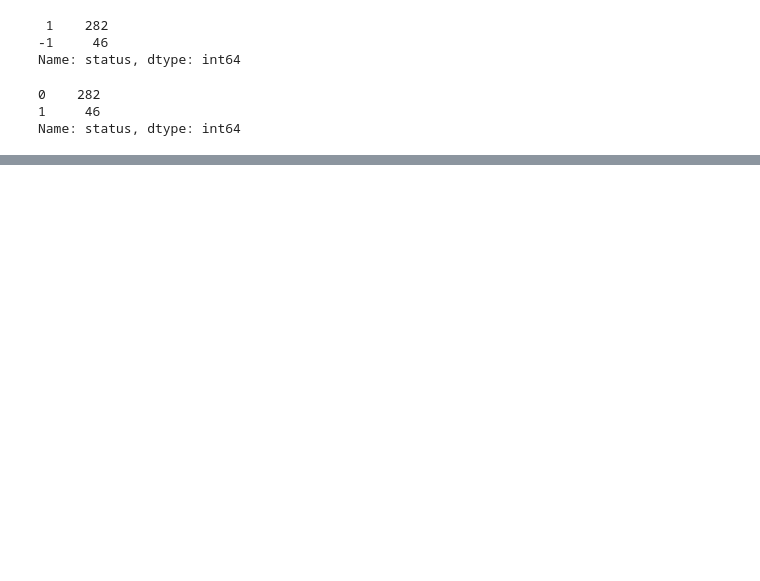
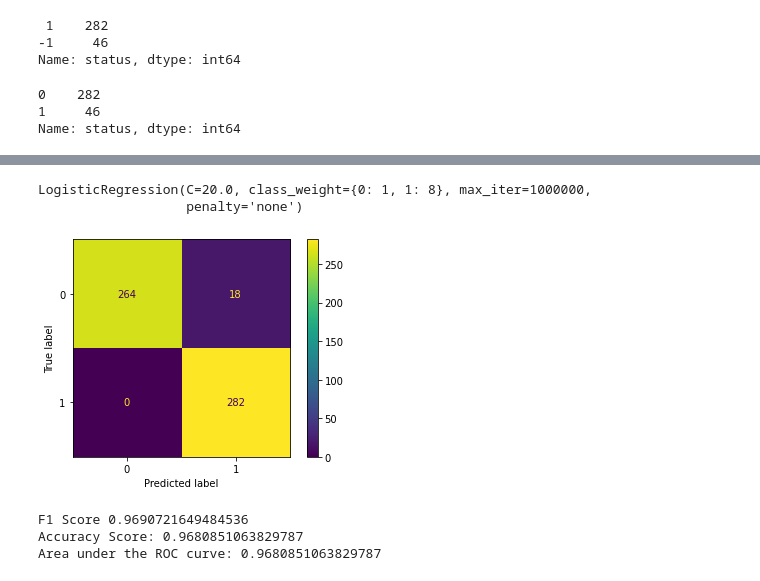
Before and after one commit to Goncalo101/FEUP-CAC, a Jupyter notebook: 04-Modeling.ipynb, the cells around one changed output, grey strips where cells are left out. Cells and saved outputs as stored; diff of their text form; code cells hidden in the pictures; blank space fills up the shorter version.

Commit message:
completed modeling with charts

```diff
--- a/04-Modeling.ipynb
+++ b/04-Modeling.ipynb
@@ -182,0 +58,18 @@ df.to_csv(f'log/submission-{n}.csv', index=False)
+# %%
+from sklearn.linear_model import LogisticRegression
+params = {
+    'class_weight': [{0: 1, 1: v} for v in range(1, 10)],
+    'C': [20.0, 10.0, 1.0],
+    'penalty': ['l2', 'none']
+}
+
+grid = GridSearchCV(
+    estimator=LogisticRegression(max_iter=1000000),
+    param_grid=params,
+    scoring={'f1': make_scorer(f1_score), 'accuracy': make_scorer(accuracy_score), 'auc': make_scorer(roc_auc_score)},
+    refit='auc',
+    cv=4,
+    n_jobs=-1 # enable parallelism
+)
+
+grid.fit(x_train_df, y_train_df)
@@ -182,0 +89,16 @@ df.to_csv(f'log/submission-{n}.csv', index=False)
+# %%
+grid.best_estimator_
+# %% [output]
+LogisticRegression(C=20.0, class_weight={0: 1, 1: 8}, max_iter=1000000,
+                   penalty='none')
+# %%
+predicted = grid.predict(x_train_df)
+disp = ConfusionMatrixDisplay.from_predictions(y_train_df, predicted)
+# %% [output]
+[figure, added]
+# %%
+print(f'F1 Score {f1_score(y_train_df, predicted)}\nAccuracy Score: {accuracy_score(y_train_df, predicted)}\nArea under the ROC curve: {roc_auc_score(y_train_df, predicted)}')
+# %% [output]
+F1 Score 0.9690721649484536
+Accuracy Score: 0.9680851063829787
+Area under the ROC curve: 0.9680851063829787
```
Also changed, not shown: parts of 52 cells of this notebook.
